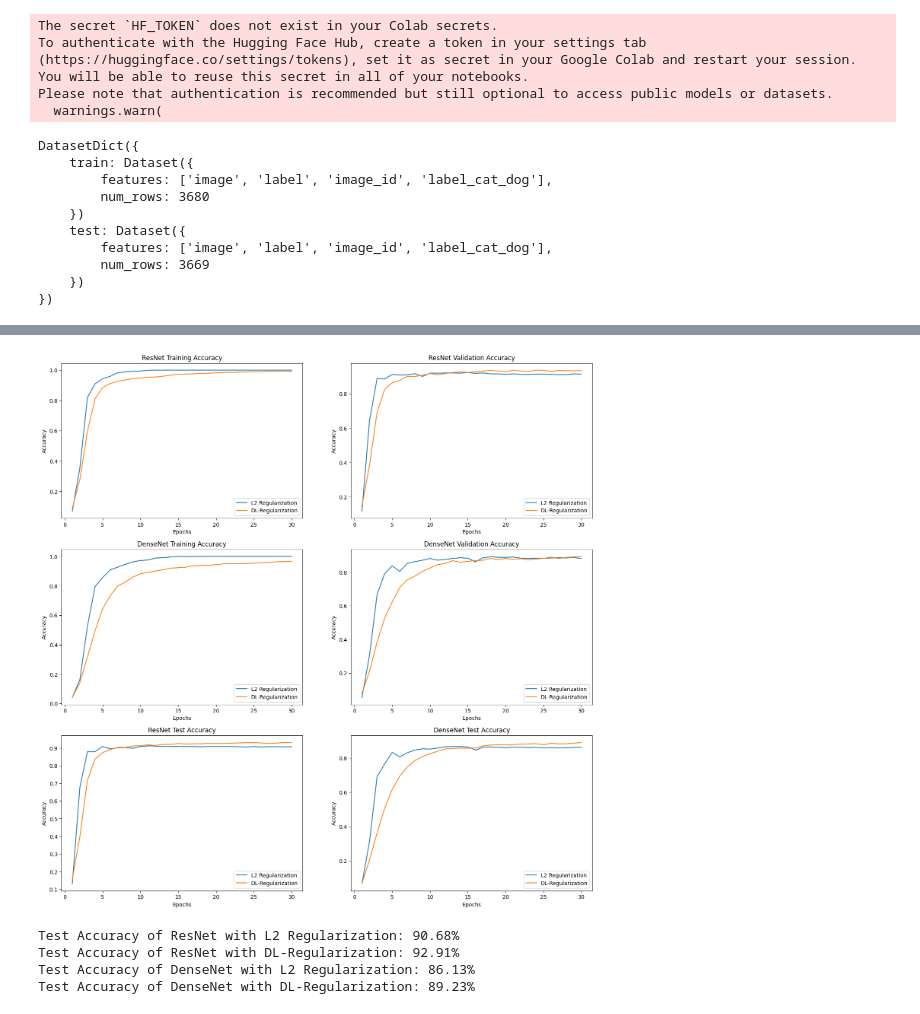
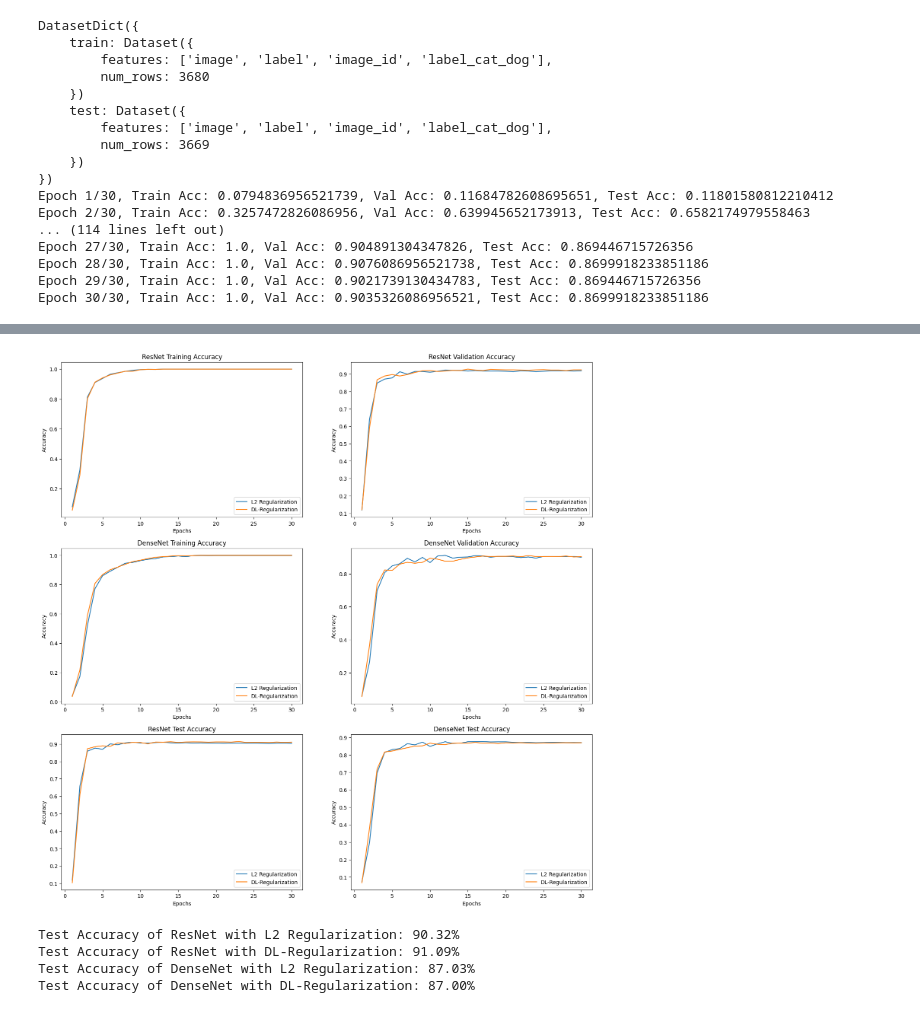
Before and after one commit to RajSinha77/DL-Reg-implementation-, a Jupyter notebook: DLReg_vs_L2_on_resnet&densenet_on_oxford_iiit_pet_Dataset_ipynb.ipynb, the cells around one changed output, grey strips where cells are left out. Cells and saved outputs as stored; diff of their text form; code cells hidden in the pictures.

```diff
--- a/DLReg_vs_L2_on_resnet&densenet_on_oxford_iiit_pet_Dataset_ipynb.ipynb
+++ b/DLReg_vs_L2_on_resnet&densenet_on_oxford_iiit_pet_Dataset_ipynb.ipynb
@@ -187,7 +187,7 @@ num_ftrs_resnet = resnet152.fc.in_features
 resnet152.fc = nn.Linear(num_ftrs_resnet, 37)
 resnet152 = resnet152.to(device)
 optimizer = optim.SGD(resnet152.parameters(), lr=LEARNING_RATE)
-dl_regularizer = DLRegularization(resnet152, lambda_reg=0.001)
+dl_regularizer = DLRegularization(resnet152, lambda_reg=0.0000001)
 train_acc_dl_resnet, val_acc_dl_resnet, test_acc_dl_resnet = train_model(resnet152, criterion, optimizer, dl_regularizer=dl_regularizer)
 
 # Experiment with L2 regularization on DenseNet
@@ -204,7 +204,7 @@ num_ftrs_densenet = densenet.classifier.in_features
 densenet.classifier = nn.Linear(num_ftrs_densenet, 37)
 densenet = densenet.to(device)
 optimizer = optim.SGD(densenet.parameters(), lr=LEARNING_RATE)
-dl_regularizer = DLRegularization(densenet, lambda_reg=0.001)
+dl_regularizer = DLRegularization(densenet, lambda_reg=0.0000001)
 train_acc_dl_densenet, val_acc_dl_densenet, test_acc_dl_densenet = train_model(densenet, criterion, optimizer, dl_regularizer=dl_regularizer)
 
 # Plotting the results
@@ -261,18 +261,20 @@ plt.legend()
 
 plt.show()
 # %% [output]
-The secret `HF_TOKEN` does not exist in your Colab secrets.
-To authenticate with the Hugging Face Hub, create a token in your settings tab (https://huggingface.co/settings/tokens), set it as secret in your Google Colab and restart your session.
-You will be able to reuse this secret in all of your notebooks.
-Please note that authentication is recommended but still optional to access public models or datasets.
-  warnings.warn(
+DatasetDict({
+    train: Dataset({
+        features: ['image', 'label', 'image_id', 'label_cat_dog'],
+        num_rows: 3680
+    })
+    test: Dataset({
+        features: ['image', 'label', 'image_id', 'label_cat_dog'],
+        num_rows: 3669
+    })
+})
+Epoch 1/30, Train Acc: 0.0794836956521739, Val Acc: 0.11684782608695651, Test Acc: 0.11801580812210412
+Epoch 2/30, Train Acc: 0.3257472826086956, Val Acc: 0.639945652173913, Test Acc: 0.6582174979558463
+... (114 lines left out)
+Epoch 27/30, Train Acc: 1.0, Val Acc: 0.904891304347826, Test Acc: 0.869446715726356
+Epoch 28/30, Train Acc: 1.0, Val Acc: 0.9076086956521738, Test Acc: 0.8699918233851186
+Epoch 29/30, Train Acc: 1.0, Val Acc: 0.9021739130434783, Test Acc: 0.869446715726356
+Epoch 30/30, Train Acc: 1.0, Val Acc: 0.9035326086956521, Test Acc: 0.8699918233851186
-DatasetDict({
-    train: Dataset({
-        features: ['image', 'label', 'image_id', 'label_cat_dog'],
-        num_rows: 3680
-    })
-    test: Dataset({
-        features: ['image', 'label', 'image_id', 'label_cat_dog'],
-        num_rows: 3669
-    })
-})
@@ -298,4 +281,4 @@ Epoch 30/30, Train Acc: 0.967391304347826, Val Acc: 0.8940217391304348, Test Acc
-[figure, old version]
+[figure, new version]
 # %%
 def calculate_accuracy(accuracy_list):
     final_accuracy = accuracy_list[-1] * 100
@@ -313,7 +296,7 @@ print(f'Test Accuracy of ResNet with DL-Regularization: {test_acc_dl_resnet_pct:
 print(f'Test Accuracy of DenseNet with L2 Regularization: {test_acc_l2_densenet_pct:.2f}%')
 print(f'Test Accuracy of DenseNet with DL-Regularization: {test_acc_dl_densenet_pct:.2f}%')
 # %% [output]
-Test Accuracy of ResNet with L2 Regularization: 90.68%
-Test Accuracy of ResNet with DL-Regularization: 92.91%
-Test Accuracy of DenseNet with L2 Regularization: 86.13%
-Test Accuracy of DenseNet with DL-Regularization: 89.23%
+Test Accuracy of ResNet with L2 Regularization: 90.32%
+Test Accuracy of ResNet with DL-Regularization: 91.09%
+Test Accuracy of DenseNet with L2 Regularization: 87.03%
+Test Accuracy of DenseNet with DL-Regularization: 87.00%
```
Also changed, not shown: parts of 1 cell of this notebook.
